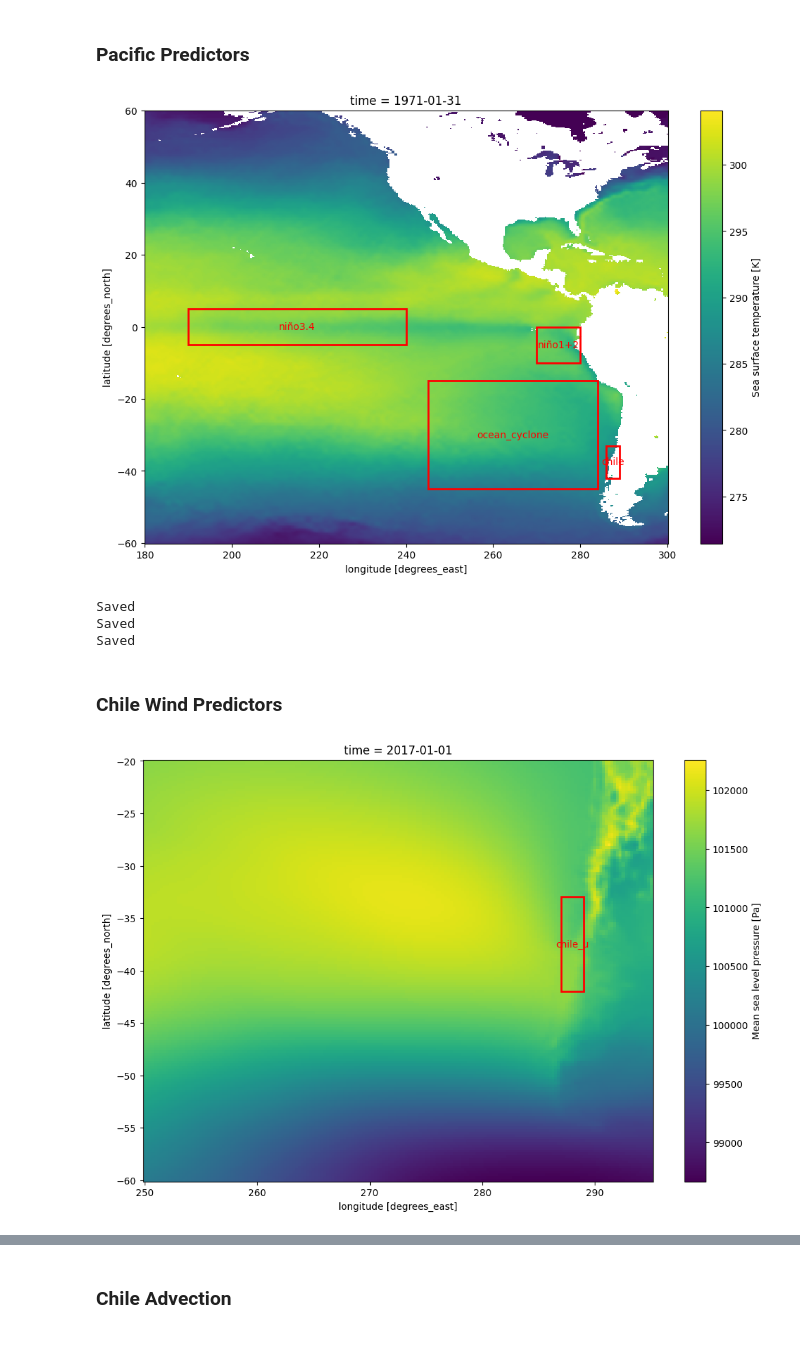
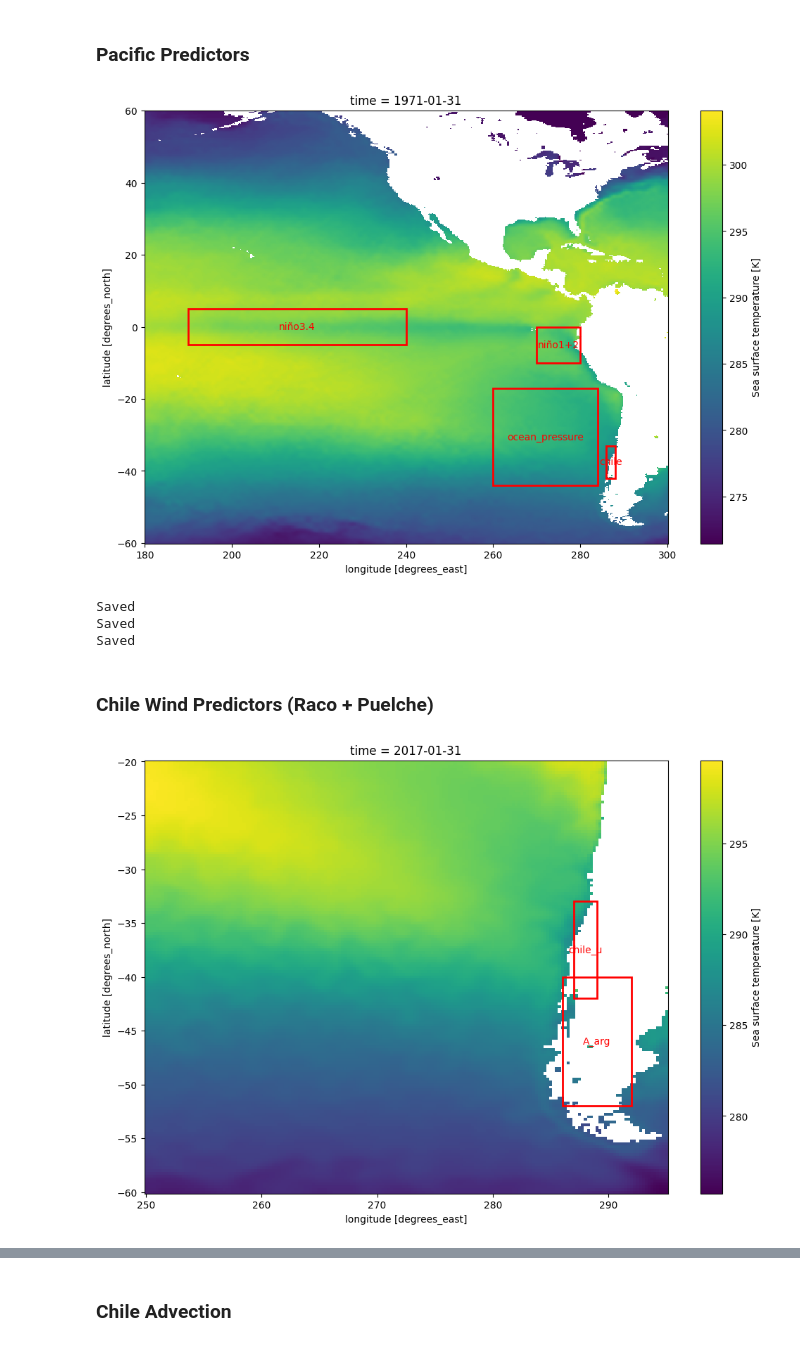
Before and after one commit to martinpavez/data, a Jupyter notebook: hw_extra/notebooks_features/climate_features.ipynb, the cells around one changed output, grey strips where cells are left out. Saved outputs shown, nothing was run; the diff lists cells and outputs as text; code cells hidden in the pictures.

```diff
--- a/hw_extra/notebooks_features/climate_features.ipynb
+++ b/hw_extra/notebooks_features/climate_features.ipynb
@@ -120,8 +122,8 @@ data_850.adv.sel(time="2017-06").plot()
 boxes_pacific = {
     "niño3.4": [190, 240, -5, 5],  # [lon_min, lon_max, lat_min, lat_max]
     "niño1+2": [270, 280, -10, 0],
-    "ocean_cyclone": [245, 284, -45, -15],
-    "chile" : [286, 289, -42, -33]
+    "ocean_pressure": [260, 284, -44, -17], #study max over time and define region
+    "chile" : [286, 288, -42, -33]
     #"advección": [280, 285, -37, -30]
 }
 
@@ -145,7 +147,7 @@ for box_id, coords in boxes_pacific.items():
 
 plt.show()
 # %% [output]
-[figure, old version]
+[figure, new version]
 # %%
 nino34 = AnomaliesIndex(data_single, [1972,2022], reference_period=ref_period, variables=["SST"], box_limit=boxes_pacific["niño3.4"], rolling_window=1, frequency="monthly")
 nino12 = AnomaliesIndex(data_single, [1972,2022], reference_period=ref_period, variables=["SST"], box_limit=boxes_pacific["niño1+2"], rolling_window=1, frequency="monthly")
@@ -160,30 +163,31 @@ Saved
 # %%
 pacific_indices = [nino34, nino12, chile_t, ocean_cyclone]
 # %% [markdown]
-### Chile Wind Predictors
+### Chile Wind Predictors (Raco + Puelche)
 # %%
 boxes_chile_winds = {
     "chile_u": [287, 289, -42, -33],
+    "A_arg": [286, 292, -52, -40]
 }
 
 fig, ax = plt.subplots(figsize=(12, 8))
 
-data_mslp.sel(longitude=slice(250,295), latitude=slice(-60,-20), time="2017-01").msl.plot(ax=ax)
+data_single.sel(longitude=slice(250,295), latitude=slice(-60,-20), time="2017-01").sst.plot(ax=ax)
 
 for box_id, coords in boxes_chile_winds.items():
     lon_min, lon_max, lat_min, lat_max = coords
     width = lon_max - lon_min
     height = lat_max - lat_min
 
     # Create rectangle patch
     rect = mpatches.Rectangle((lon_min, lat_min), width, height,
                              fill=False, edgecolor='red', linewidth=2)
     ax.add_patch(rect)
 
     # Optionally add a label
     ax.text(lon_min + width/2, lat_min + height/2, f"{box_id}",
             ha='center', va='center', color='red')
 
 plt.show()
 # %% [output]
-[figure, old version]
+[figure, new version]
```
Also changed, not shown: parts of 25 cells of this notebook, 12 other files.
